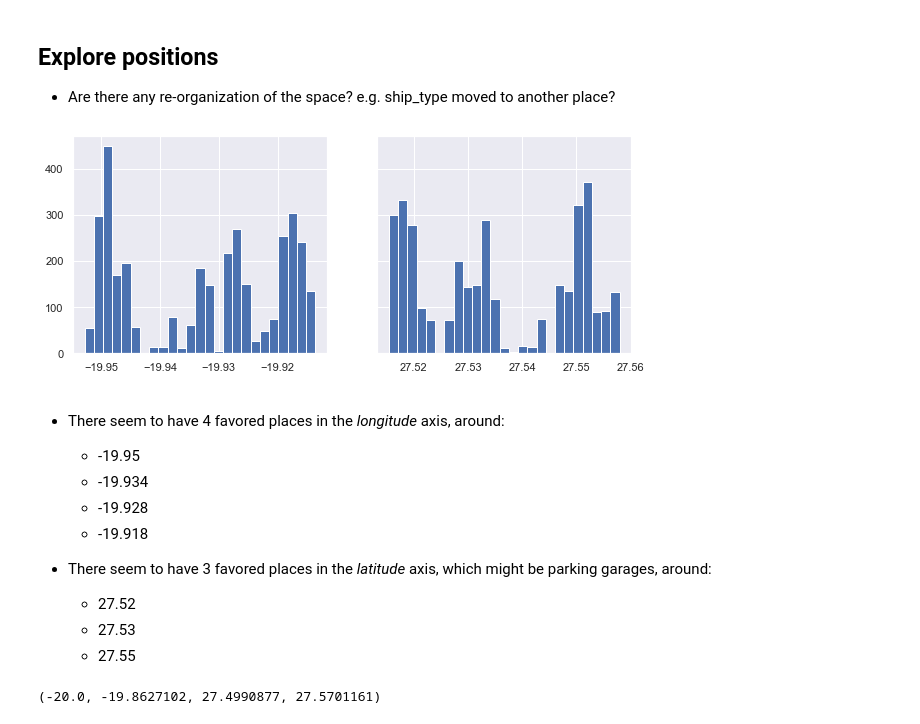
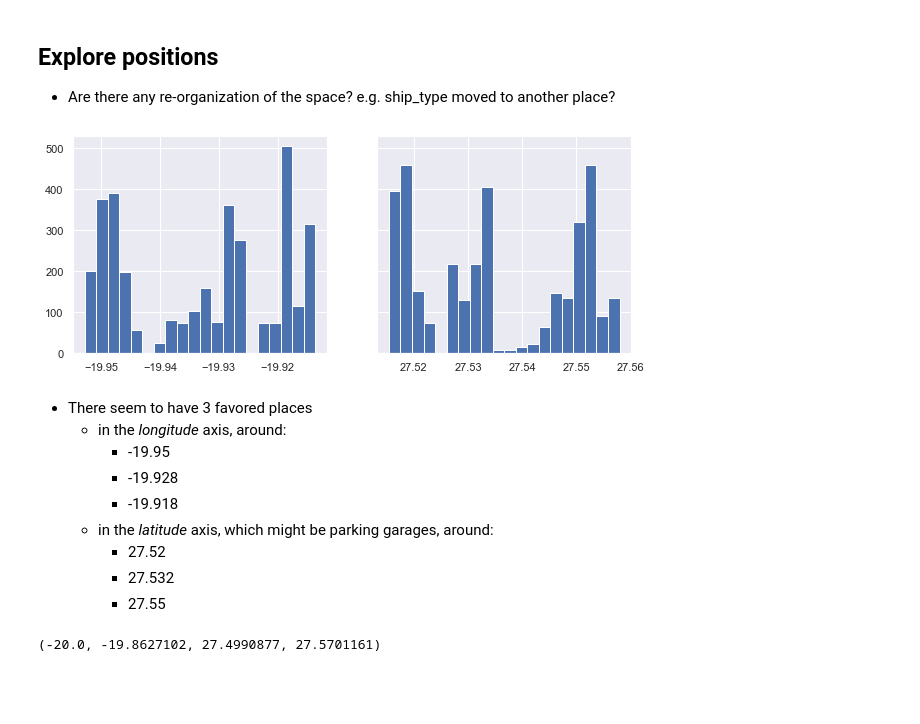
Before and after one commit to AlexisBogroff/geo_challenge, a Jupyter notebook: part_3_2_eda_exploration.ipynb, the cells around one changed output. Cells and saved outputs as stored; diff of their text form; code cells hidden in the pictures; blank space fills up the shorter version.

```diff
--- a/part_3_2_eda_exploration.ipynb
+++ b/part_3_2_eda_exploration.ipynb
@@ -259,19 +259,18 @@ for i, ship_type in enumerate(data['ship_type'].value_counts().index):
 - Are there any re-organization of the space? e.g. ship_type moved to another place?
 # %%
 fig, axs = plt.subplots(1, 2, figsize=(10, 4), sharey=True)
-axs[0].hist(data['lon'], bins=25)
-axs[1].hist(data['lat'], bins=25)
+counts_lon, bins_lon, _ = axs[0].hist(data['lon'], bins=20)
+counts_lat, bins_lat, _ = axs[1].hist(data['lat'], bins=20)
 plt.show()
 # %% [output]
-[figure, old version]
+[figure, new version]
 # %% [markdown]
-- There seem to have 4 favored places in the *longitude* axis, around:
-    - -19.95
-    - -19.934
-    - -19.928
-    - -19.918
-
-- There seem to have 3 favored places in the *latitude* axis, which might be parking garages, around:
-    - 27.52
-    - 27.53
-    - 27.55
+- There seem to have 3 favored places
+    - in the *longitude* axis, around:
+        - -19.95
+        - -19.928
+        - -19.918
+    - in the *latitude* axis, which might be parking garages, around:
+        - 27.52
+        - 27.532
+        - 27.55
```
Also changed, not shown: parts of 3 cells of this notebook.
